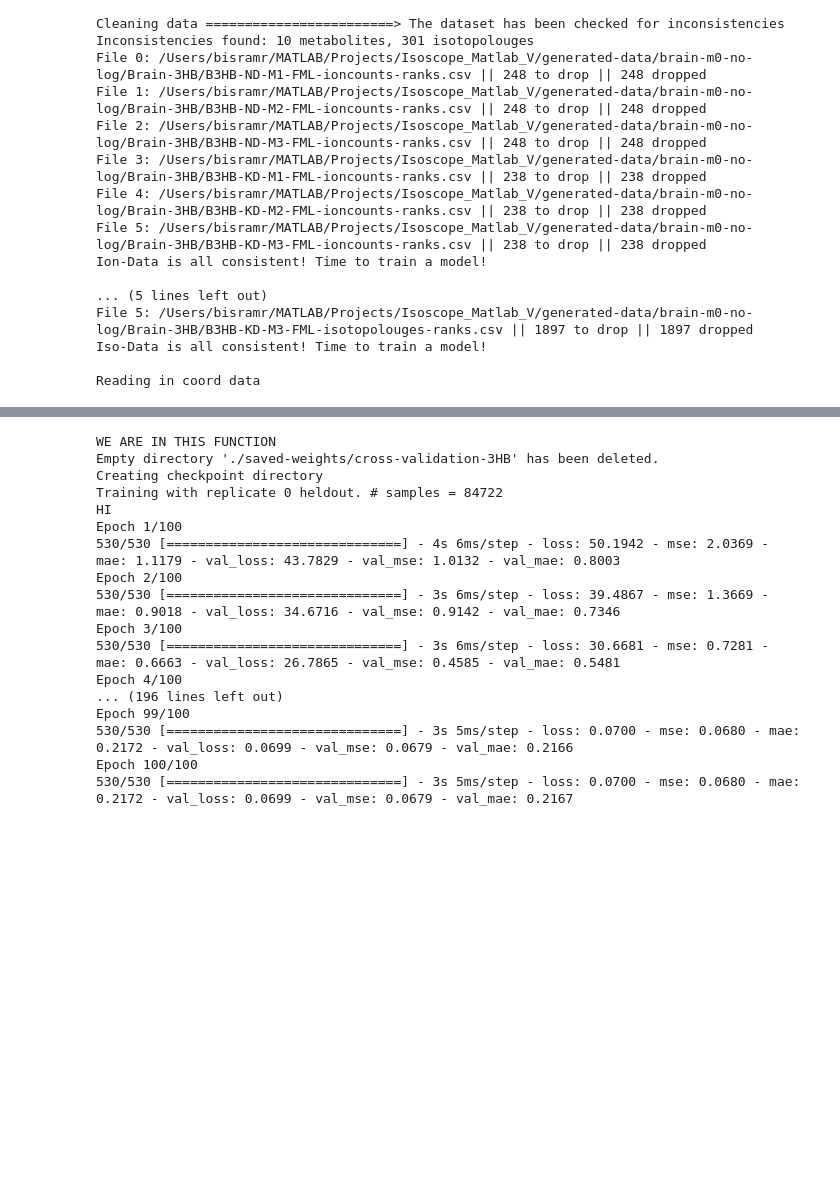
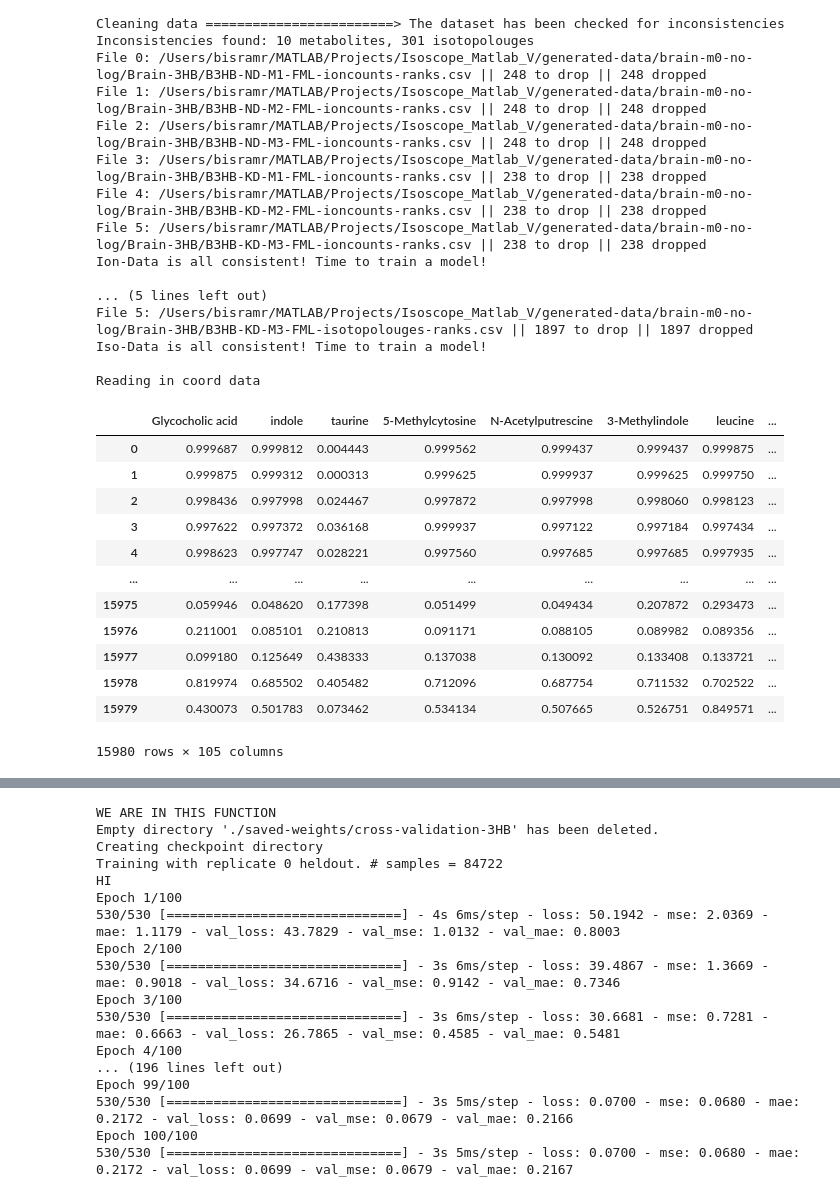
Before and after one commit to reznik-lab/IsoLearner, a Jupyter notebook: IsoLearnerOOO-testing.ipynb, the cells around one changed output, grey strips where cells are left out. Cells and saved outputs as stored; diff of their text form; code cells hidden in the pictures; blank space fills up the shorter version.

```diff
--- a/IsoLearnerOOO-testing.ipynb
+++ b/IsoLearnerOOO-testing.ipynb
@@ -35,3 +35,19 @@ File 5: /Users/bisramr/MATLAB/Projects/Isoscope_Matlab_V/generated-data/brain-m0
 Iso-Data is all consistent! Time to train a model!
 
 Reading in coord data
+# %%
+Brain_3HB_IsoLearner.clean_ion_data[0]
+# %% [output]
+|  | Glycocholic acid | indole | taurine | 5-Methylcytosine | N-Acetylputrescine | 3-Methylindole | leucine | ... |
+| 0 | 0.999687 | 0.999812 | 0.004443 | 0.999562 | 0.999437 | 0.999437 | 0.999875 | ... |
+| 1 | 0.999875 | 0.999312 | 0.000313 | 0.999625 | 0.999937 | 0.999625 | 0.999750 | ... |
+| 2 | 0.998436 | 0.997998 | 0.024467 | 0.997872 | 0.997998 | 0.998060 | 0.998123 | ... |
+| 3 | 0.997622 | 0.997372 | 0.036168 | 0.999937 | 0.997122 | 0.997184 | 0.997434 | ... |
+| 4 | 0.998623 | 0.997747 | 0.028221 | 0.997560 | 0.997685 | 0.997685 | 0.997935 | ... |
+| ... | ... | ... | ... | ... | ... | ... | ... | ... |
+| 15975 | 0.059946 | 0.048620 | 0.177398 | 0.051499 | 0.049434 | 0.207872 | 0.293473 | ... |
+| 15976 | 0.211001 | 0.085101 | 0.210813 | 0.091171 | 0.088105 | 0.089982 | 0.089356 | ... |
+| 15977 | 0.099180 | 0.125649 | 0.438333 | 0.137038 | 0.130092 | 0.133408 | 0.133721 | ... |
+| 15978 | 0.819974 | 0.685502 | 0.405482 | 0.712096 | 0.687754 | 0.711532 | 0.702522 | ... |
+| 15979 | 0.430073 | 0.501783 | 0.073462 | 0.534134 | 0.507665 | 0.526751 | 0.849571 | ... |
+15980 rows × 105 columns
```
Also changed, not shown: parts of 4 cells of this notebook, 2 other files.
